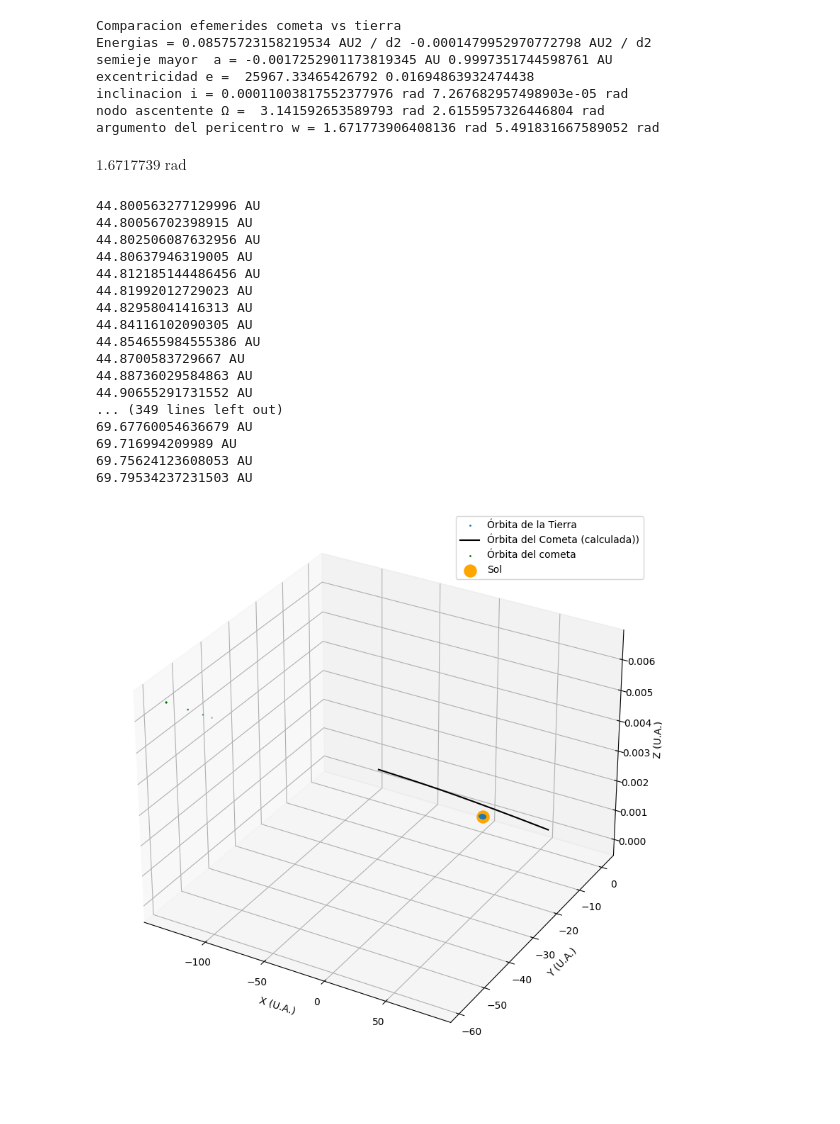
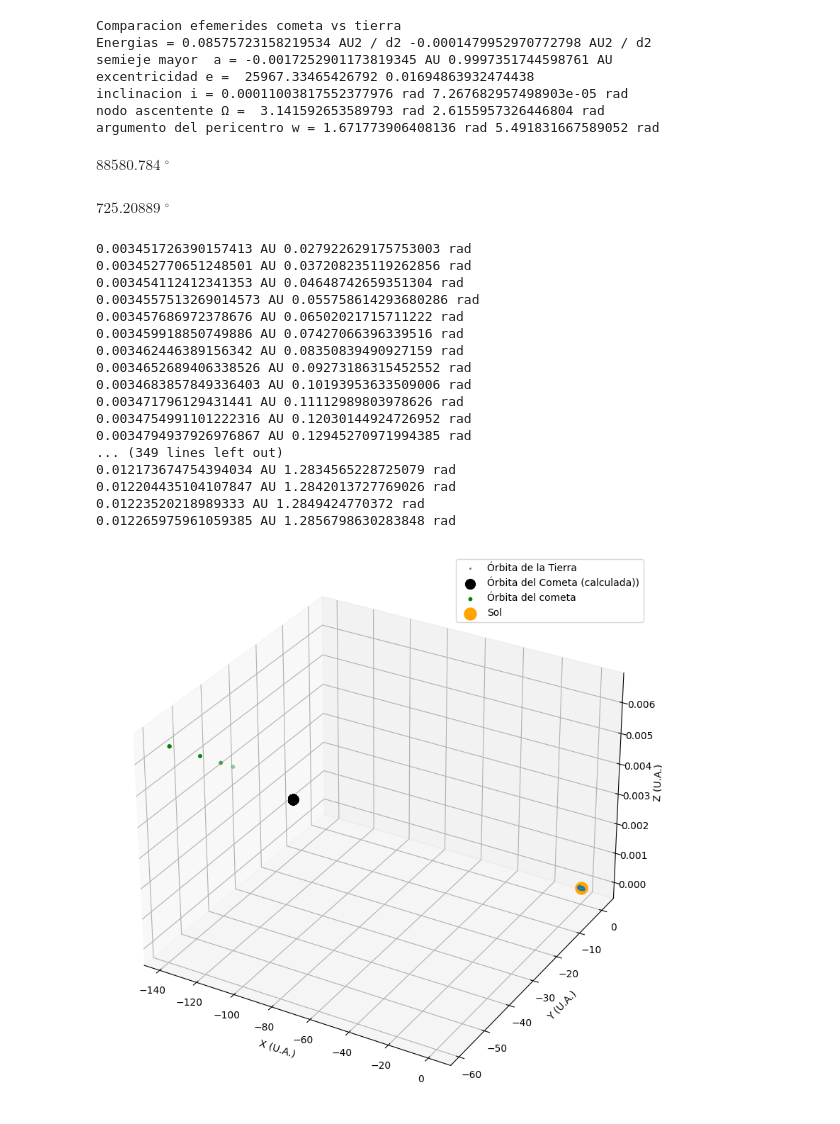
Before and after one commit to eadelgadillom/Astronomia_fundamental, a Jupyter notebook: Parcial_1.ipynb, the cells around one changed output. Saved outputs shown, nothing was run; the diff lists cells and outputs as text; code cells hidden in the pictures; blank space fills up the shorter version.

```diff
--- a/Parcial_1.ipynb
+++ b/Parcial_1.ipynb
@@ -44,7 +44,7 @@ def Kepler_ellpitic(E, l, ecc):
     fprime = 1 - ecc*np.cos(E)
     return f, fprime
 
-def find_iota(t, l0, n, t0,):
+def find_iota(t, l0, n, t0):
     return (l0 + n*(t-t0))
 
 def find_f_elliptic(e, E):
@@ -118,8 +118,8 @@ def find_f_hyperbolic(e, E):
 def find_r_hyperbolic(a, ecc, E):
     return a*(1 - ecc*np.cosh(E))
 
-def find_iota_hyperbolic(t, l0, n, t0,):
-    return (n*(t-t0))
+def find_iota_hyperbolic(t, t0, l0, n):
+    return (l0 + n*(t-t0))
 
 ##______________________________________________________________________________________##
 
@@ -239,30 +239,33 @@ excentricidad e =  25967.33465426792 0.01694863932474438
 inclinacion i = 0.00011003817552377976 rad 7.267682957498903e-05 rad
 nodo ascentente Ω =  3.141592653589793 rad 2.6155957326446804 rad
 argumento del pericentro w = 1.671773906408136 rad 5.491831667589052 rad
-# %%
-w_cometa
-# %% [output]
-$1.6717739 \; \mathrm{rad}$
+# %%
+iota_cometa
+# %% [output]
+$88580.784 \; \mathrm{{}^{\circ}}$
+# %%
+(tiempos_evolucion[0] - t0_cometa)*n_cometa + l0_cometa
+# %% [output]
+$725.20889 \; \mathrm{{}^{\circ}}$
 # %%
 def find_r_hyperbolic(a, ecc, f):
-    top = a*(1-ecc*2)
-    bot = 1 + np.cos(f)
+    top = a*(1 - ecc*2)
+    bot = 1 + ecc*np.cos(f)
     return top/bot
 
 
 ## Hallamos parámetros inicializadores
-E_0_cometa = np.arccosh((1 - r_cometa_inicial[1]/a_cometa.value)/np.linalg.norm(ecc_cometa))
-l0_cometa = ecc_cometa*np.sinh(E_0_cometa) - E_0_cometa
-n_cometa = np.sqrt(GM_sol/-a_cometa**3)
+E_0_cometa = np.arccosh((1 - r_cometa_inicial[1]/a_cometa.value)/np.linalg.norm(ecc_cometa))*u.deg
+l0_cometa = ecc_cometa*np.sinh(E_0_cometa)*u.deg - E_0_cometa
+n_cometa = np.sqrt(-GM_sol/a_cometa**3)*u.deg
 t0_cometa = tiempos_cometa_inicial[1]
 
 
 for ii, t in enumerate(tiempos_evolucion):
     ## 1. Hallar iota
-    iota_cometa = find_iota_hyperbolic(t, l0_cometa, n_cometa, t0_cometa)
+    iota_cometa = find_iota_hyperbolic(t, t0_cometa, l0_cometa, n_cometa)
 
     ## 2. Solucionar la Ec. de Kepler
-    # E_raiz_tierra = root_scalar(Kepler, args=(iota_tierra.value, ecc_tierra), bracket=[0, iota_tierra.value], method="brentq")
     E_raiz_cometa = root_scalar(Kepler_hyperbolic, args=(iota_cometa.value, ecc_cometa), fprime = True, x0 = 0, xtol = 1E-8).root*u.rad
 
 
@@ -277,50 +280,50 @@ for ii, t in enumerate(tiempos_evolucion):
     ## 5. Hallar r
     #r_cometa = find_r_hyperbolic(a_cometa, ecc_cometa, E_raiz_cometa)
     r_cometa = find_r_hyperbolic(a_cometa, ecc_cometa, f_cometa)
-    print(r_cometa)
+    print(r_cometa, f_cometa)
 
     ## 6. Hallar x, y, z
     coor_cometa = find_xyz (r_cometa, omega_cometa, phi_cometa, i_cometa)
     for jj in range (3):
         plot_cometa_data[jj, ii] = coor_cometa[jj].value
 # %% [output]
-44.800563277129996 AU
-44.80056702398915 AU
-44.802506087632956 AU
-44.80637946319005 AU
-44.812185144486456 AU
-44.81992012729023 AU
-44.82958041416313 AU
-44.84116102090305 AU
-44.854655984555386 AU
-44.8700583729667 AU
-44.88736029584863 AU
-44.90655291731552 AU
+0.003451726390157413 AU 0.027922629175753003 rad
+0.003452770651248501 AU 0.037208235119262856 rad
+0.003454112412341353 AU 0.04648742659351304 rad
+0.0034557513269014573 AU 0.055758614293680286 rad
+0.003457686972378676 AU 0.06502021715711222 rad
+0.003459918850749886 AU 0.07427066396339516 rad
+0.003462446389156342 AU 0.08350839490927159 rad
+0.0034652689406338526 AU 0.09273186315452552 rad
+0.0034683857849336403 AU 0.10193953633509006 rad
+0.003471796129431441 AU 0.11112989803978626 rad
+0.0034754991101222316 AU 0.12030144924726952 rad
+0.0034794937926976867 AU 0.12945270971994385 rad
 ... (349 lines left out)
-69.67760054636679 AU
-69.716994209989 AU
-69.75624123608053 AU
-69.79534237231503 AU
+0.012173674754394034 AU 1.2834565228725079 rad
+0.012204435104107847 AU 1.2842013727769026 rad
+0.01223520218989333 AU 1.2849424770372 rad
+0.012265975961059385 AU 1.2856798630283848 rad
 # %%
 coor_cometa_inicial = np.transpose(coor_cometa_inicial)
 ## Plot de las ótbita
 fig = plt.figure(figsize=(10,10))
 ax = fig.add_subplot(projection="3d")
 ax.scatter(plot_tierra_data[0], plot_tierra_data[1], plot_tierra_data[2], label='Órbita de la Tierra', s=1)
-ax.plot(plot_cometa_data[0], plot_cometa_data[1], plot_cometa_data[2], label='Órbita del Cometa (calculada))' , color="black")
+ax.scatter(plot_cometa_data[0], plot_cometa_data[1], plot_cometa_data[2], label='Órbita del Cometa (calculada))', s=100, color="black")
 
-ax.scatter(coor_cometa_inicial[0], coor_cometa_inicial[1], coor_cometa_inicial[2], label='Órbita del cometa', s=1, color="green")
+ax.scatter(coor_cometa_inicial[0], coor_cometa_inicial[1], coor_cometa_inicial[2], label='Órbita del cometa', s=10, color="green")
 ax.scatter(0, 0, 0, s=150, label='Sol', color="orange")
 
 ax.legend()
 #ax.set_xlim(-1, 1)
 #ax.set_ylim(-1, 1)
 #ax.set_zlim(-1, 1)
 ax.set_xlabel('X (U.A.)')
 ax.set_ylabel('Y (U.A.)')
 ax.set_zlabel('Z (U.A.)')
 
 
 plt.show()
 # %% [output]
-[figure, old version]
+[figure, new version]
```
